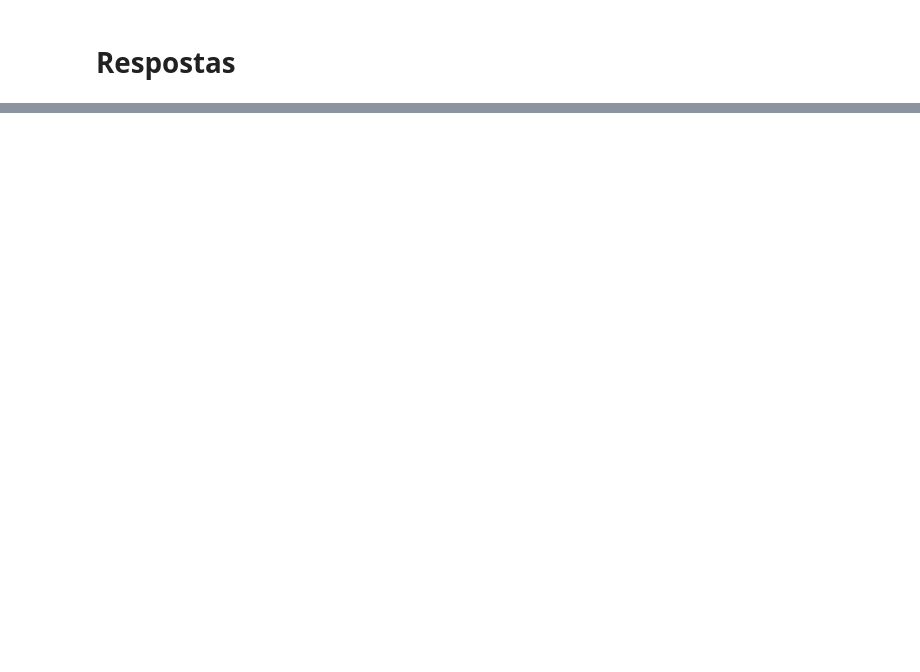
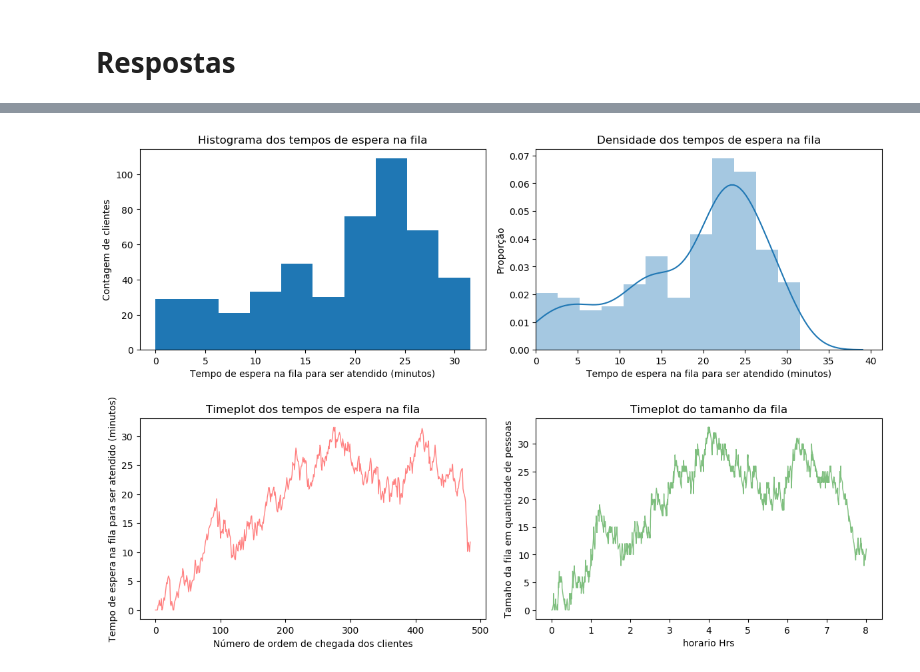
Before and after one commit to ldaniel/Advanced-Statistical-Modelling, a Jupyter notebook: notebooks/group/Trabalho em Grupo - Simulation.ipynb, the cells around one changed output, grey strips where cells are left out. Cells and saved outputs as stored; diff of their text form; code cells hidden in the pictures; blank space fills up the shorter version.

```diff
--- a/notebooks/group/Trabalho em Grupo - Simulation.ipynb
+++ b/notebooks/group/Trabalho em Grupo - Simulation.ipynb
@@ -87,17 +28,0 @@ def saida(i):
-# %%
-def proximo_evento():
-
-    global horario, eventos, horario_eventos, caixas, fila, tamanho_fila, relogio
-
-    pos = horario_eventos.index(min(horario_eventos))
-    evento = eventos[pos]
-    horario = horario_eventos[pos]
-    if evento == -1:
-        e = "chegada de cliente"
-    else:
-        e = "término de atendimento no caixa " + str(evento)
-
-    if g_verbose: print("Tratando evento = " + e + ", horário do evento =", round(horario, 1), "segundos")
-    eventos.pop(pos)
-    horario_eventos.pop(pos)
-    return evento
@@ -295,0 +463,19 @@ Dicas:
+# %%
+random.seed(1)
+
+simulation = queue_simulation(distribuicao_chegada = 'exp',
+                              distribuicao_atendimento = 'gauss',
+                              media_chegada = 60,
+                              desvio_padrao_chegada = None,
+                              media_atendimento = 240,
+                              desvio_padrao_atendimento = 30,
+                              numero_de_caixas = 4,
+                              senior_prioridade = False,
+                              senior_probabilidade = None,
+                              verbose = False)
+
+simulation.run_simulation(horas_de_simulacao = 8)
+
+simulation.plot_simulation()
+# %% [output]
+[figure, added]
```
Also changed, not shown: parts of 26 cells of this notebook.
